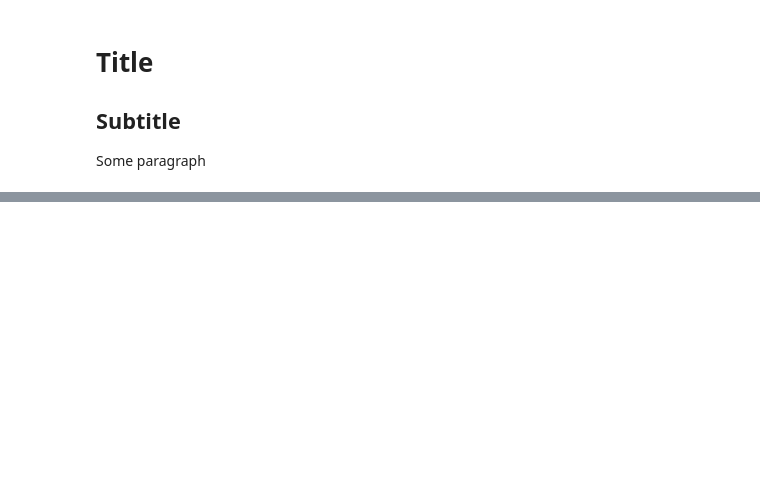
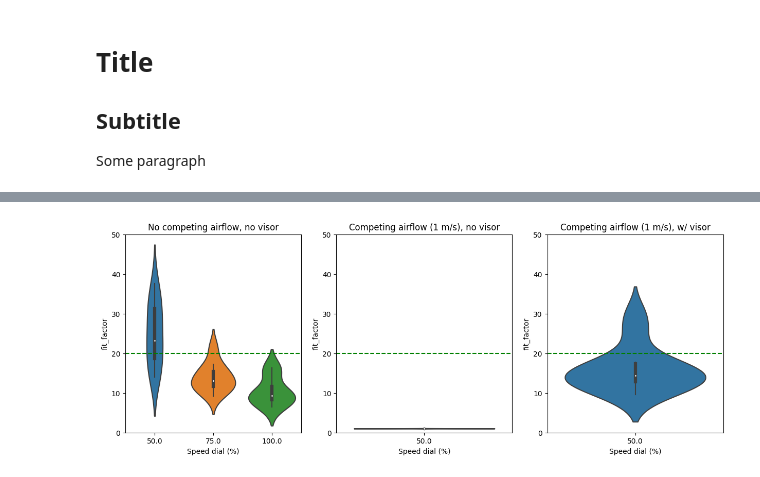
Before and after one commit to Edderic/breathesafe, a Jupyter notebook: python/notebooks/air-cleaning-results.ipynb, the cells around one changed output, grey strips where cells are left out. Saved outputs shown, nothing was run; the diff lists cells and outputs as text; code cells hidden in the pictures; blank space fills up the shorter version.

```diff
--- a/python/notebooks/air-cleaning-results.ipynb
+++ b/python/notebooks/air-cleaning-results.ipynb
@@ -210,0 +187,30 @@ Text(0.5, 1.0, 'Relative Reduction of PM 1.0')
+# %%
+fig, ax = plt.subplots(1,3, figsize=(15,5))
+sns.violinplot(data=csv_metadata[
+    (csv_metadata['competing airflow (m/s)'] == '0') & \
+    (csv_metadata['visor'] == '0')
+], x='Speed dial (%)', y='fit_factor', ax=ax[0])
+ax[0].set_title("No competing airflow, no visor")
+
+sns.violinplot(data=csv_metadata[
+    (csv_metadata['competing airflow (m/s)'] == '1') & \
+    (csv_metadata['visor'] == '0')
+], x='Speed dial (%)', y='fit_factor', ax=ax[1])
+
+ax[1].set_title("Competing airflow (1 m/s), no visor")
+
+sns.violinplot(data=csv_metadata[
+    (csv_metadata['competing airflow (m/s)'] == '1') & \
+    (csv_metadata['visor'] == '1')
+], x='Speed dial (%)', y='fit_factor', ax=ax[2])
+
+ax[2].set_title("Competing airflow (1 m/s), w/ visor")
+
+for axis in ax:
+    axis.set_ylim((0,50))
+    axis.axhline(20, linestyle='--', color='g')
+
+    #axis.set_xlim((40,110))
+    #axis.legend(["",'N95 lower bound (95% reduction)'])
+# %% [output]
+[figure, added]
```
Also changed, not shown: parts of 40 cells of this notebook.
